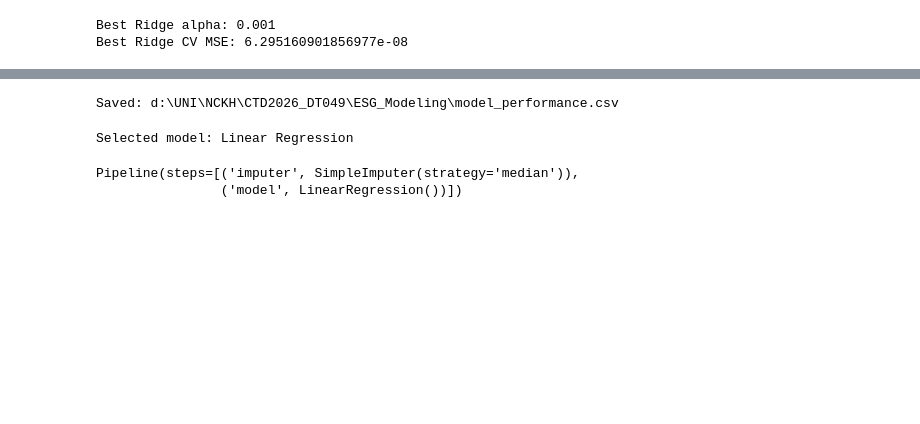
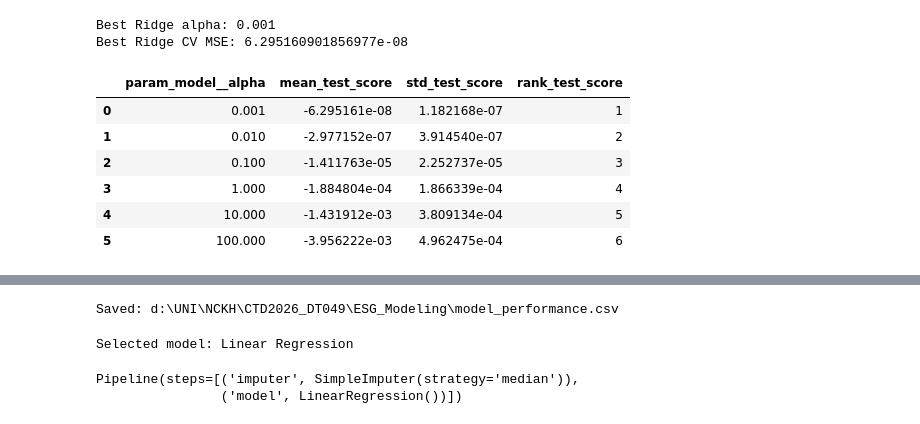
Before and after one commit to NguynnThah/CTD2026_DT049, a Jupyter notebook: notebooks/06_seller_esg_modeling.ipynb, the cells around one changed output, grey strips where cells are left out. Saved outputs shown, nothing was run; the diff lists cells and outputs as text; code cells hidden in the pictures; blank space fills up the shorter version.

```diff
--- a/notebooks/06_seller_esg_modeling.ipynb
+++ b/notebooks/06_seller_esg_modeling.ipynb
@@ -1048,3 +1109,26 @@ models = {
         ]
     ),
 }
+# %%
+ridge_tuning_results = pd.DataFrame(
+    ridge_search.cv_results_
+)
+
+ridge_tuning_results[
+    [
+        "param_model__alpha",
+        "mean_test_score",
+        "std_test_score",
+        "rank_test_score",
+    ]
+].sort_values(
+    "rank_test_score"
+)
+# %% [output]
+|  | param_model__alpha | mean_test_score | std_test_score | rank_test_score |
+| 0 | 0.001 | -6.295161e-08 | 1.182168e-07 | 1 |
+| 1 | 0.010 | -2.977152e-07 | 3.914540e-07 | 2 |
+| 2 | 0.100 | -1.411763e-05 | 2.252737e-05 | 3 |
+| 3 | 1.000 | -1.884804e-04 | 1.866339e-04 | 4 |
+| 4 | 10.000 | -1.431912e-03 | 3.809134e-04 | 5 |
+| 5 | 100.000 | -3.956222e-03 | 4.962475e-04 | 6 |
```
Also changed, not shown: parts of 9 cells of this notebook, 3 other files.
